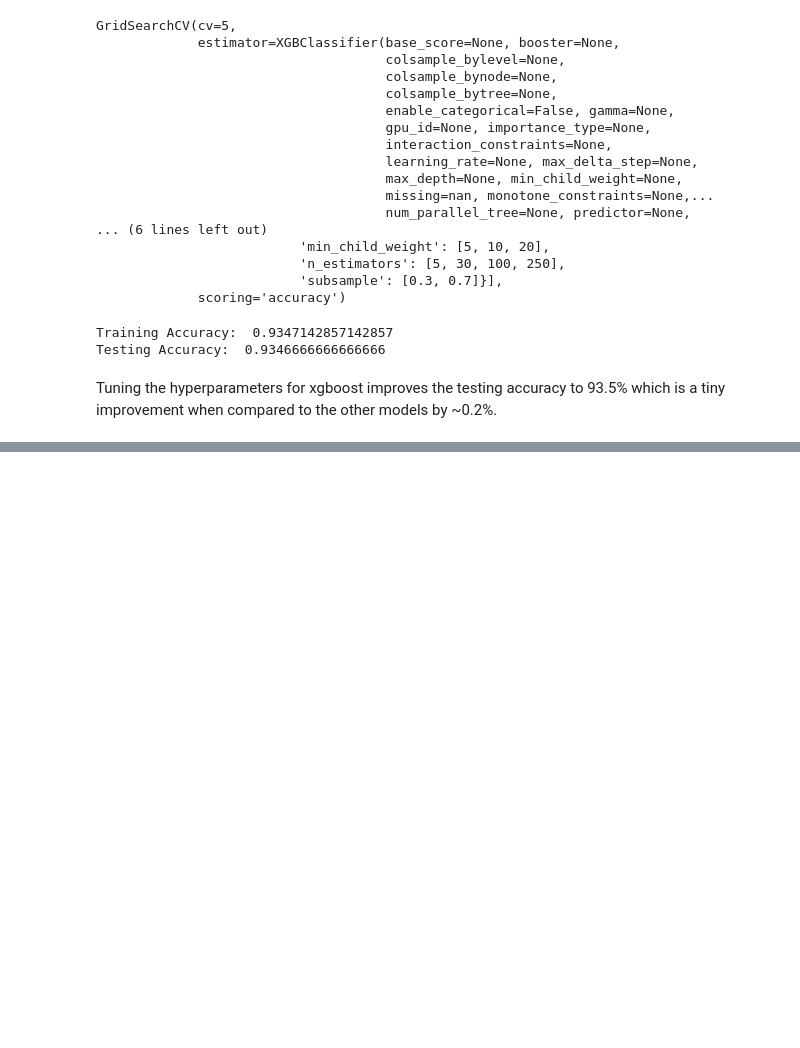
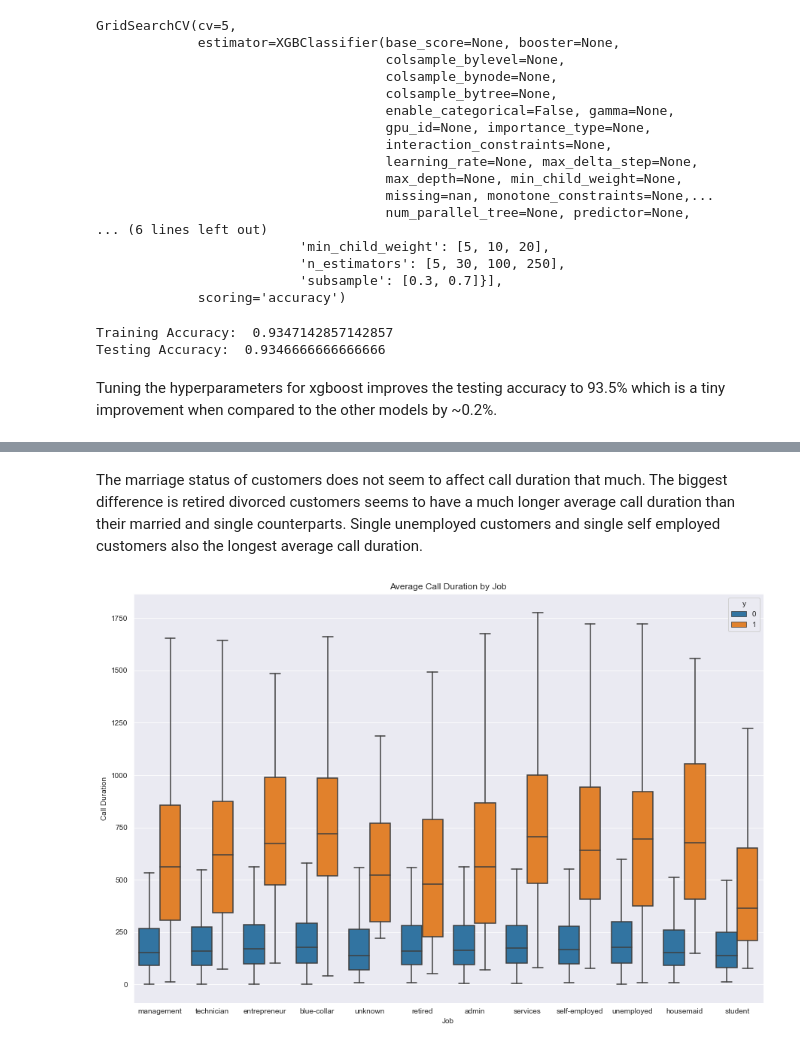
Before and after one commit to c-woo/Term-Deposit-Marketing, a Jupyter notebook: hEKjo7ytguAZ49JN.ipynb, the cells around one changed output, grey strips where cells are left out. Saved outputs shown, nothing was run; the diff lists cells and outputs as text; code cells hidden in the pictures; blank space fills up the shorter version.

```diff
--- a/hEKjo7ytguAZ49JN.ipynb
+++ b/hEKjo7ytguAZ49JN.ipynb
@@ -619,0 +581,11 @@ Tuning the hyperparameters for xgboost improves the testing accuracy to 93.5% wh
+# %% [markdown]
+The marriage status of customers does not seem to affect call duration that much. The biggest difference is retired divorced customers seems to have a much longer average call duration than their married and single counterparts. Single unemployed customers and single self employed customers also the longest average call duration.
+# %%
+plt.figure(figsize=(15, 10))
+sns.boxplot(x='job', y='duration', hue='y', data=df, showfliers=False)
+plt.xlabel('Job')
+plt.ylabel('Call Duration')
+plt.title('Average Call Duration by Job')
+plt.show()
+# %% [output]
+[figure, added]
```
Also changed, not shown: parts of 23 cells of this notebook.
